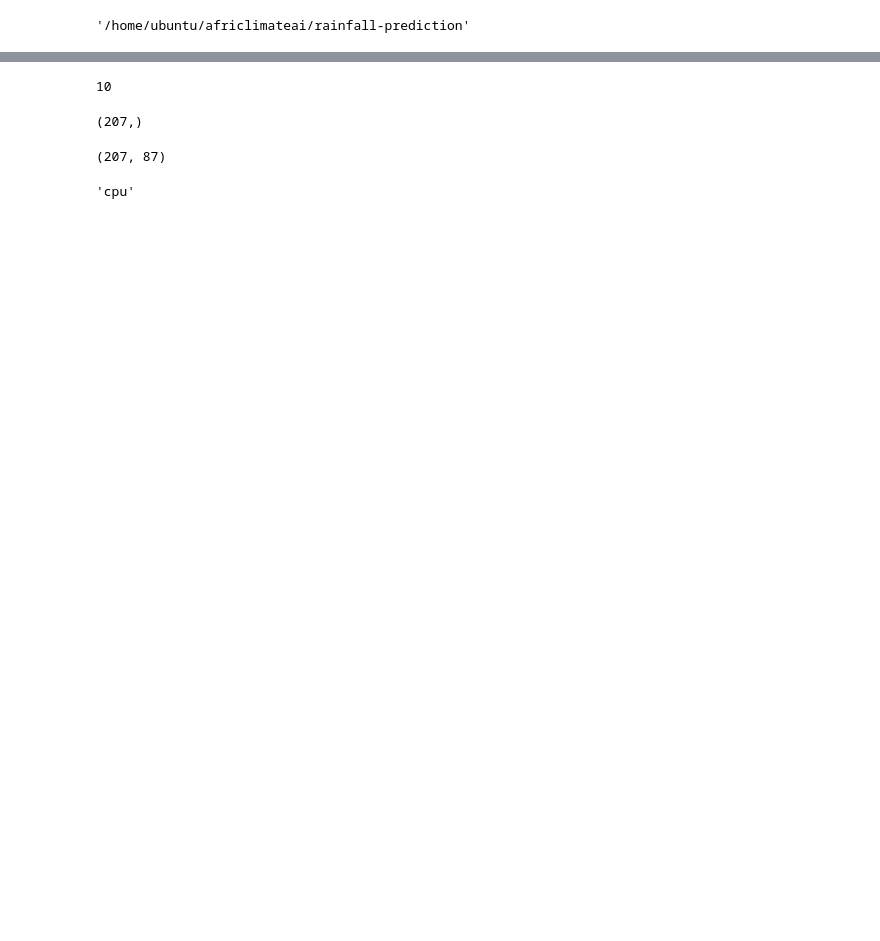
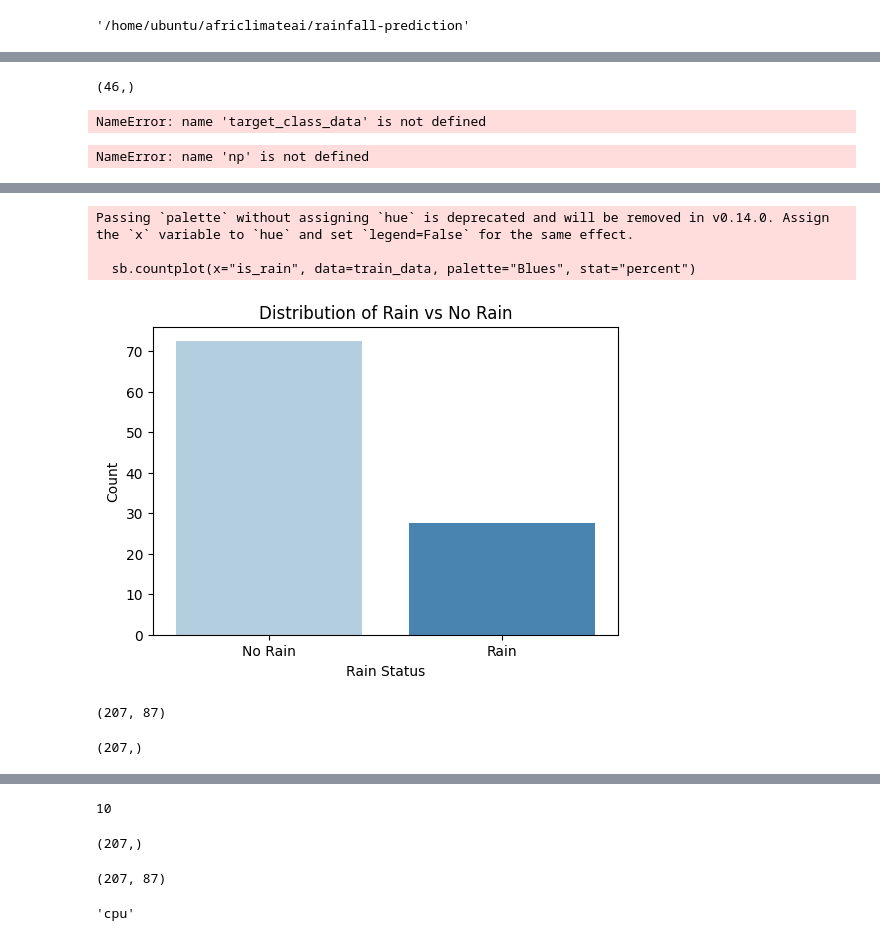
Before and after one commit to koomited/rainfall-prediction, a Jupyter notebook: research/04_model_trainer.ipynb, the cells around one changed output, grey strips where cells are left out. Drawn from its saved outputs; the diff is of its cells as text; code cells hidden in the pictures; blank space fills up the shorter version.

```diff
--- a/research/04_model_trainer.ipynb
+++ b/research/04_model_trainer.ipynb
@@ -57,0 +70,3 @@ Index(['temperature', 'feels_like', 'app_temp', 'dew_point', 'humidity',
+# %%
+train_data = dc(data)
+test_data = dc(data_test)
@@ -57,0 +99,24 @@ Index(['temperature', 'feels_like', 'app_temp', 'dew_point', 'humidity',
+# %%
+train_target_class_data.shape
+test_target_class_data.shape
+# %% [output]
+(46,)
+# %%
+target_class_data
+# %% [output]
+NameError: name 'target_class_data' is not defined
+# %%
+np.unique(target_class_data)
+# %% [output]
+NameError: name 'np' is not defined
+# %%
+plt.figure(figsize=(6,4))
+sb.countplot(x="is_rain", data=train_data, palette="Blues", stat="percent")
+
+# Rename ticks
+plt.xticks([0, 1], ["No Rain", "Rain"])
+plt.ylabel("Count")
+plt.xlabel("Rain Status")
+plt.title("Distribution of Rain vs No Rain")
+plt.show()
+# %% [output]
@@ -57,0 +125,4 @@ Index(['temperature', 'feels_like', 'app_temp', 'dew_point', 'humidity',
+Passing `palette` without assigning `hue` is deprecated and will be removed in v0.14.0. Assign the `x` variable to `hue` and set `legend=False` for the same effect.
+
+  sb.countplot(x="is_rain", data=train_data, palette="Blues", stat="percent")
+[figure, added]
@@ -57,0 +132,4 @@ Index(['temperature', 'feels_like', 'app_temp', 'dew_point', 'humidity',
+# %%
+X_train_classification.shape
+# %% [output]
+(207, 87)
@@ -57,0 +139,4 @@ Index(['temperature', 'feels_like', 'app_temp', 'dew_point', 'humidity',
+# %%
+y_train_classification.shape
+# %% [output]
+(207,)
```
Also changed, not shown: parts of 30 cells of this notebook, 9 other files.
